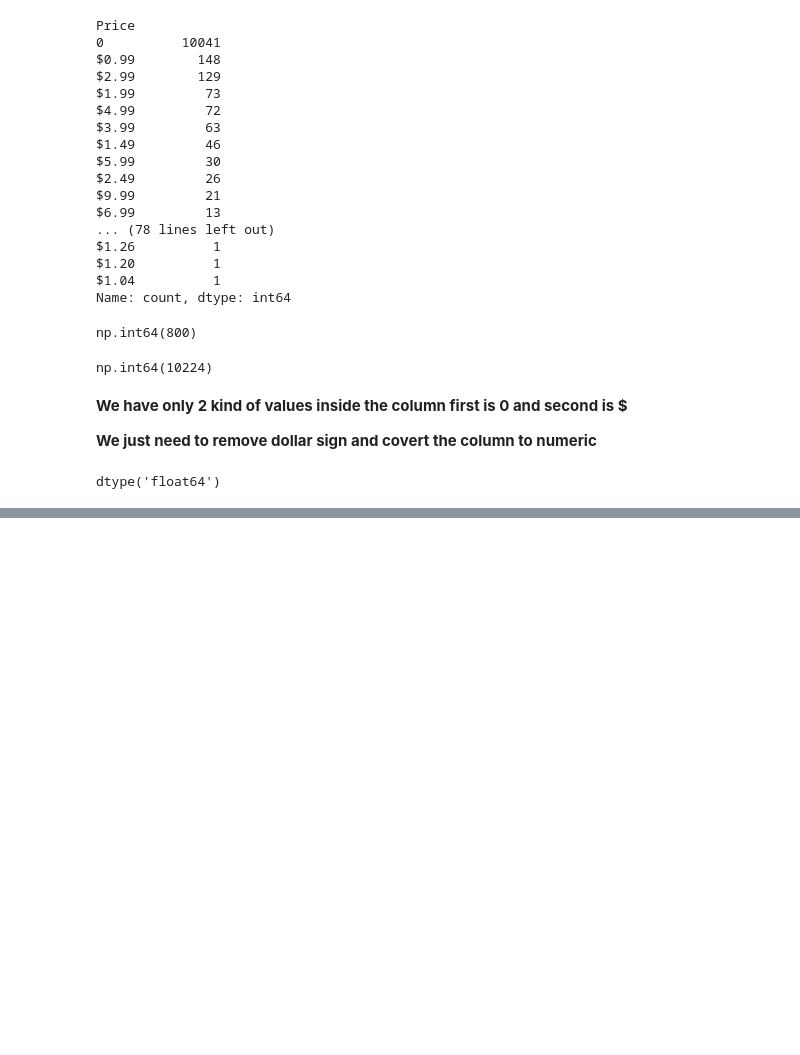
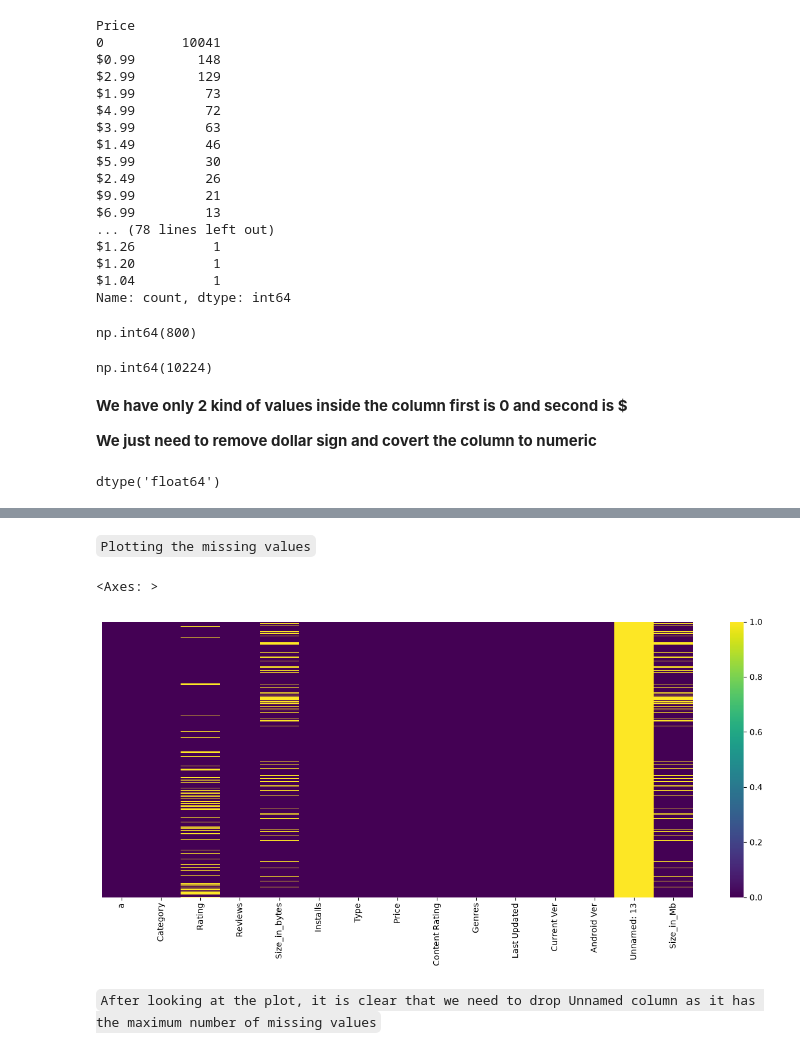
Before and after one commit to taqi-ul-hassan/data-analysis-course-preply, a Jupyter notebook: lectures/lecture-03-Google-Playstore-EDA/005_google_playstore_eda_practice.ipynb, the cells around one changed output, grey strips where cells are left out. Cells and saved outputs as stored; diff of their text form; code cells hidden in the pictures; blank space fills up the shorter version.

```diff
--- a/lectures/lecture-03-Google-Playstore-EDA/005_google_playstore_eda_practice.ipynb
+++ b/lectures/lecture-03-Google-Playstore-EDA/005_google_playstore_eda_practice.ipynb
@@ -368,0 +413,12 @@ But even before that we have to think about the missing values in the dataset.
+# %% [markdown]
+`Plotting the missing values`
+# %%
+# make a figure size
+plt.figure(figsize=(16, 6))
+# plot the missing values in the columns
+sns.heatmap(df.isnull(), cmap='viridis', cbar=True, yticklabels=False)
+# %% [output]
+<Axes: >
+[figure, added]
+# %% [markdown]
+`After looking at the plot, it is clear that we need to drop Unnamed column as it has the maximum number of missing values`
```
Also changed, not shown: parts of 11 cells of this notebook, 1 other file.
